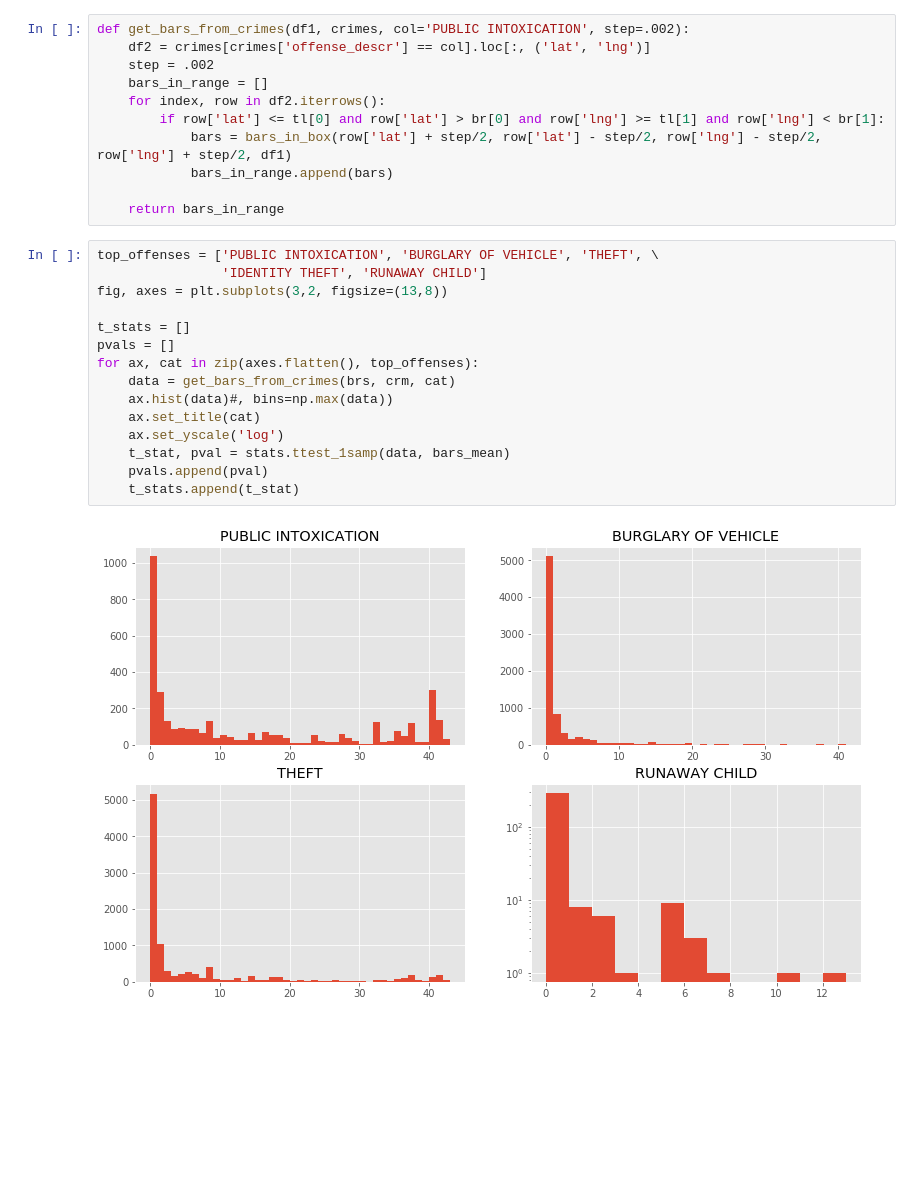
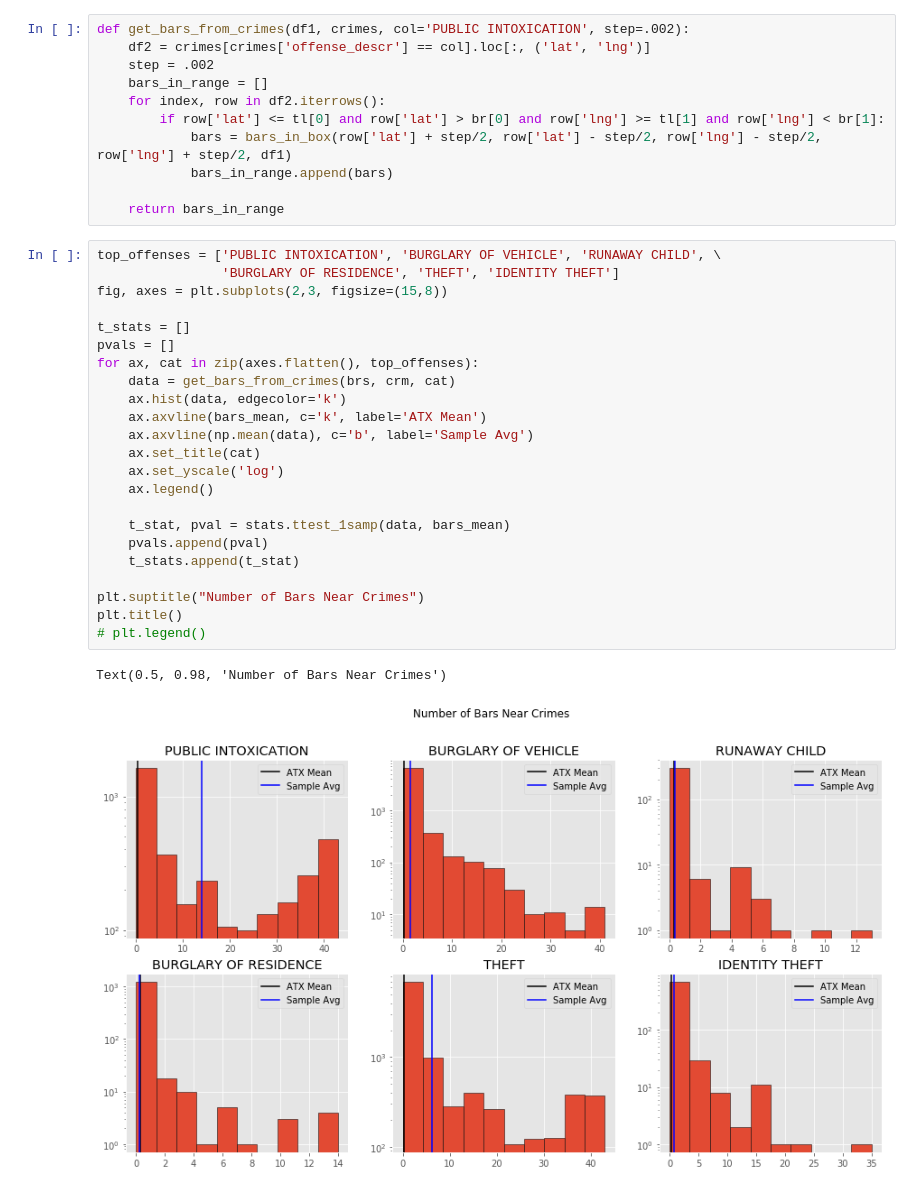
Before and after one commit to AustinPenner/Crime-ATX, a Jupyter notebook: data_exploration.ipynb, the cells around one changed output. Cells and saved outputs as stored; diff of their text form; blank space fills up the shorter version.

```diff
--- a/data_exploration.ipynb
+++ b/data_exploration.ipynb
@@ -131,22 +136,31 @@ def get_bars_from_crimes(df1, crimes, col='PUBLIC INTOXICATION', step=.002):
 
     return bars_in_range
 # %%
-top_offenses = ['PUBLIC INTOXICATION', 'BURGLARY OF VEHICLE', 'THEFT', \
-                'IDENTITY THEFT', 'RUNAWAY CHILD']
-fig, axes = plt.subplots(3,2, figsize=(13,8))
+top_offenses = ['PUBLIC INTOXICATION', 'BURGLARY OF VEHICLE', 'RUNAWAY CHILD', \
+                'BURGLARY OF RESIDENCE', 'THEFT', 'IDENTITY THEFT']
+fig, axes = plt.subplots(2,3, figsize=(15,8))
 
 t_stats = []
 pvals = []
 for ax, cat in zip(axes.flatten(), top_offenses):
     data = get_bars_from_crimes(brs, crm, cat)
-    ax.hist(data)#, bins=np.max(data))
+    ax.hist(data, edgecolor='k')
+    ax.axvline(bars_mean, c='k', label='ATX Mean')
+    ax.axvline(np.mean(data), c='b', label='Sample Avg')
     ax.set_title(cat)
     ax.set_yscale('log')
+    ax.legend()
+
     t_stat, pval = stats.ttest_1samp(data, bars_mean)
     pvals.append(pval)
     t_stats.append(t_stat)
+
+plt.suptitle("Number of Bars Near Crimes")
+plt.title()
+# plt.legend()
 # %% [output]
+Text(0.5, 0.98, 'Number of Bars Near Crimes')
-[figure, old version]
+[figure, new version]
 # %%
 for i in range(len(top_offenses)):
     if pvals[i] < adj_alpha:
```
Also changed, not shown: parts of 6 cells of this notebook.
